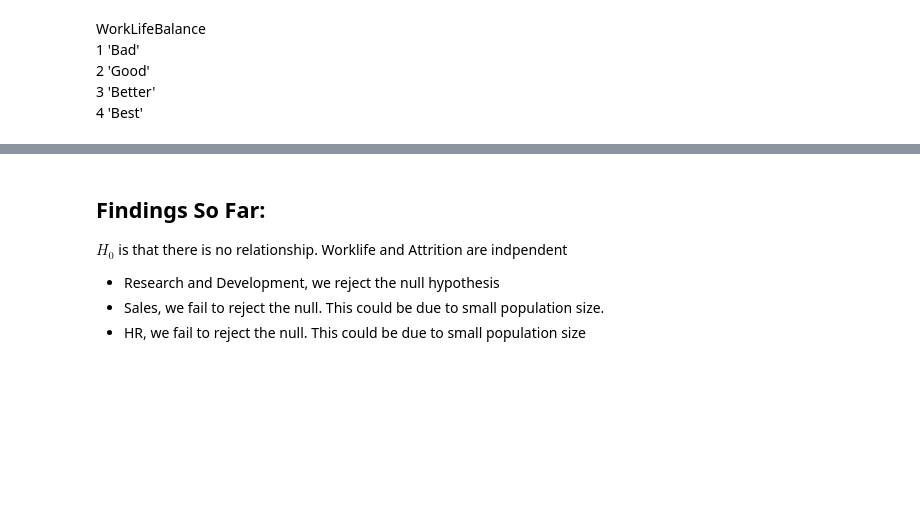
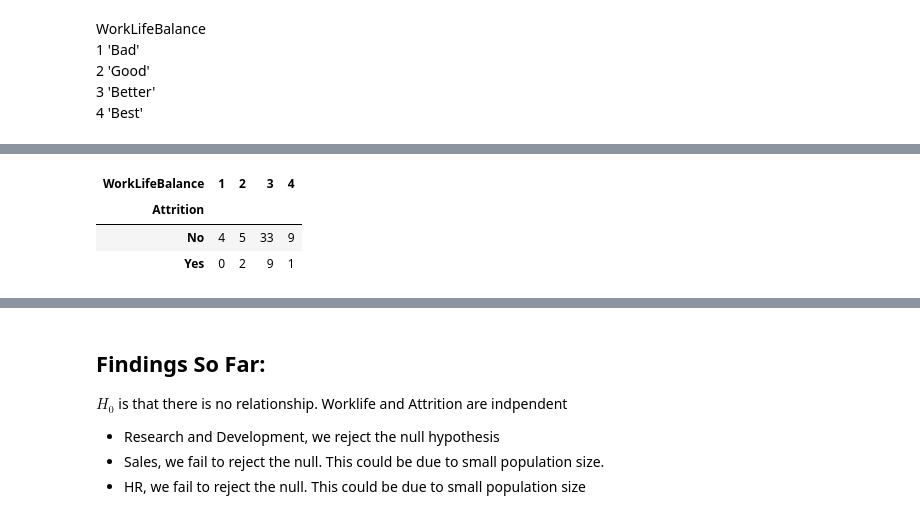
Before and after one commit to segovialori/statistics-exercises, a Jupyter notebook: chi_squared_intro.ipynb, the cells around one changed output, grey strips where cells are left out. Cells and saved outputs as stored; diff of their text form; code cells hidden in the pictures; blank space fills up the shorter version.

```diff
--- a/chi_squared_intro.ipynb
+++ b/chi_squared_intro.ipynb
@@ -194,5 +359,12 @@ p
 # %%
 # How about for HR?
+observed = pd.crosstab(human.Attrition, human.WorkLifeBalance)
+observed
+# %% [output]
+| WorkLifeBalance | 1 | 2 | 3 | 4 |
+| Attrition |  |  |  |  |
+| No | 4 | 5 | 33 | 9 |
+| Yes | 0 | 2 | 9 | 1 |
 # %%
 chi2, p, degf, expected = stats.chi2_contingency(observed)
 
```
Also changed, not shown: parts of 38 cells of this notebook, 3 other files.
